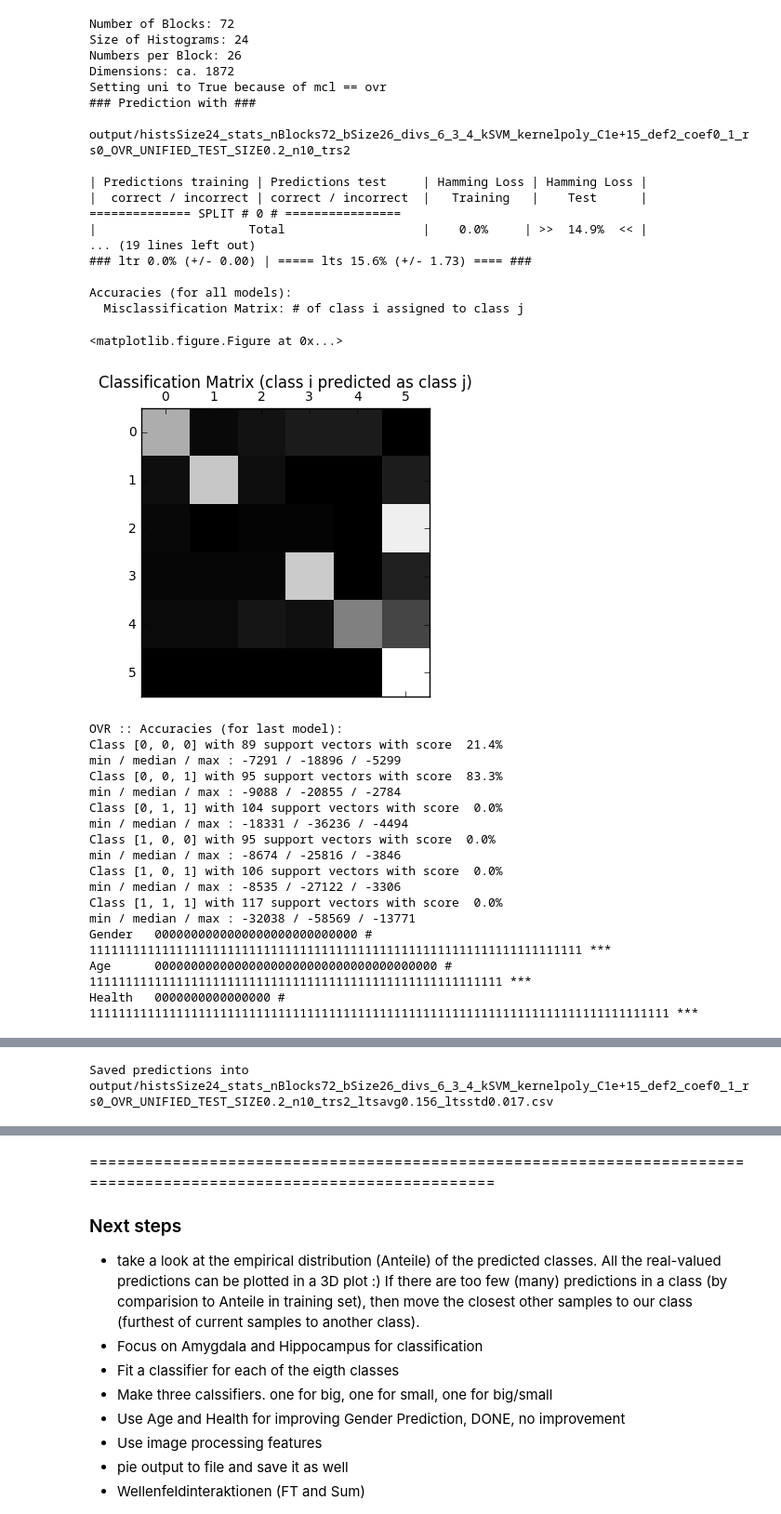
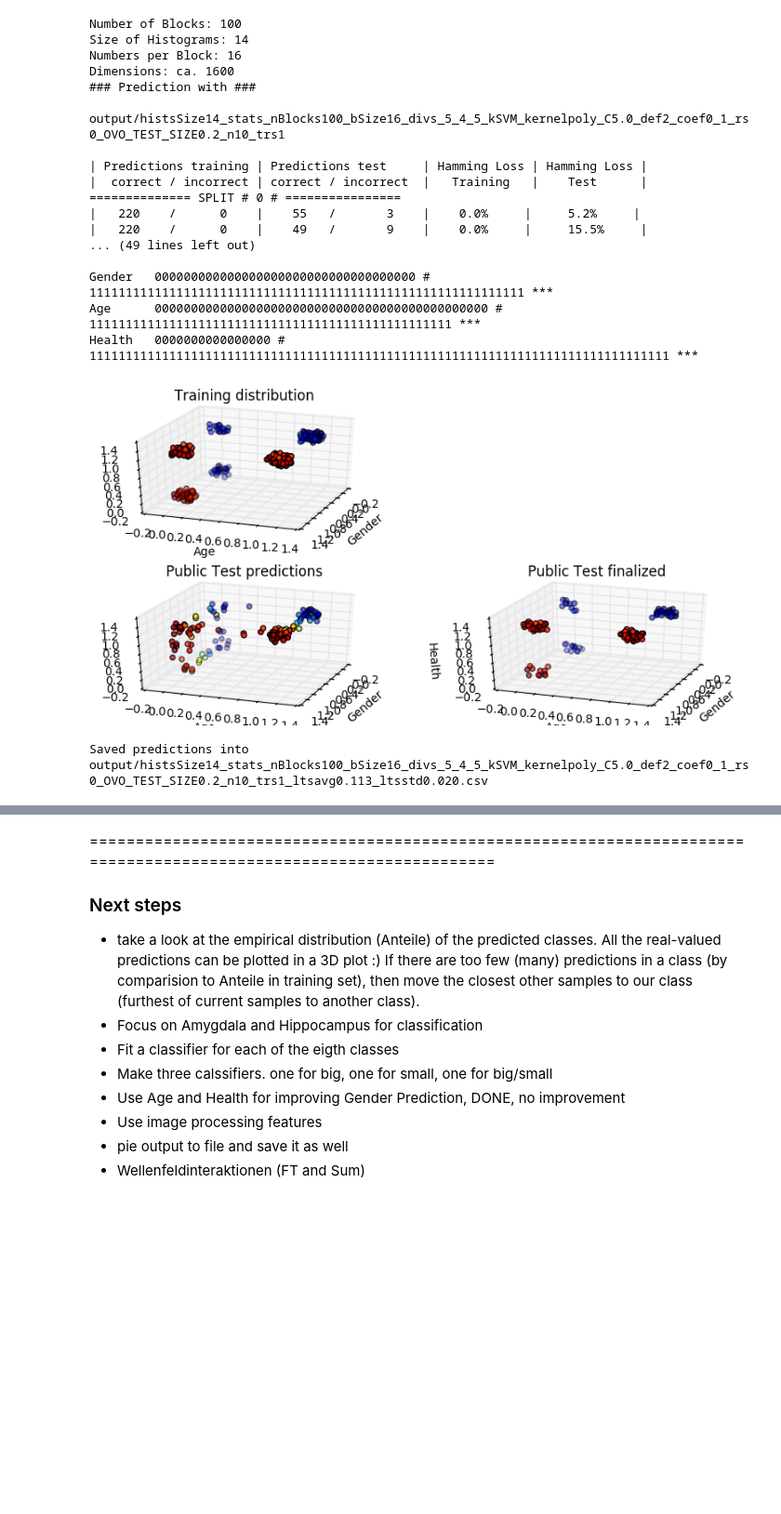
Before and after one commit to GollyTicker/orel-ml, a Jupyter notebook: validated-Spherical-Many-Hists.ipynb, the cells around one changed output, grey strips where cells are left out. Shown at 93% size. Saved outputs shown, nothing was run; the diff lists cells and outputs as text; code cells hidden in the pictures; blank space fills up the shorter version.

Commit message:
uniFalse ovo ksvm poly C=5 is good :)

```diff
--- a/validated-Spherical-Many-Hists.ipynb
+++ b/validated-Spherical-Many-Hists.ipynb
@@ -51,15 +51,15 @@ x = None
 x_t = None
 TO_RADIANS = pi/180
 # %%
-space = 25 # 35,50,70,100,150
+space = 15 # 35,50,70,100,150
 hSize = space-1
 bins = np.linspace(1,1700,space)
 #bins = np.linspace(0,1,space)
 sbins = bins[:-1]+1800/space/2
 
-r_division = 6
-theta_division = 3
-phi_division = 4
+r_division = 5
+theta_division = 4
+phi_division = 5
 # radius form 0 to 80
 # theta from 0 to 180
 # phi from 0 to 360
@@ -700,57 +702,48 @@ def doStuff(do="rf",al=15,comps=n_max-1,n_est=120,k1="rbf",
 # %%
 result = doStuff(
   preprocess="none",n_comps=25,kpcaK="poly",
   #do = "nn",nn=15,weights="distance",p=1,
   #do = "aks",n_est=20,kernel="linear",gamma=1e2,coef0=1,deg=2,k1="poly",C=1e-10,
   #do = "ks",kernel="poly",gamma=0.01/2,coef0=1,deg=3,k1="poly",C=1e3,
   #uni = True, mcl="ovr", do = "gbc",n_est=35,lr=1.0,f=0.3,msp=3,max_depth=2,rs=1,
-  #uni = True, mcl="ovr", do = "lr",C=1e1,solver="lbfgs",rs=0,penalty="l2",                  # good, okay
+
+  #uni = True, mcl="ovr", do = "lr",C=1e-1,solver="lbfgs",rs=1,penalty="l2",                  # good, okay
+
+  #too slows... don't try... #uni = True, mcl="ovo", do = "lr",C=1e120,solver="liblinear",rs=0,penalty="l2",
   #uni = False, mcl="ovo", do = "lr",C=1e-1,solver="liblinear",rs=0,penalty="l2",
      # okay, seems to overfit the score though. be careful. it has high variance on public score!
 
-  uni = True, mcl="ovr", do = "ks",kernel="poly",gamma=0.01/2,coef0=1,deg=2,k1="poly",C=1e15,rs=0,    # good
-  #uni = True, mcl="ovo", do = "ks",kernel="poly",gamma=0.01/2,coef0=1,deg=2,k1="poly",C=1e105,rs=0,   # unfit...
+  #uni = False, mcl="ovr", do = "ks",kernel="poly",gamma=0.01/2,coef0=1,deg=3,k1="poly",C=1e20,rs=0,    # good
+  #uni = True, mcl="ovr", do = "ks",kernel="poly",gamma=0.01/2,coef0=1,deg=3,k1="poly",C=1e20,rs=0,    # good
+  uni = False, mcl="ovo", do = "ks",kernel="poly",gamma=0.01/2,coef0=1,deg=2,C=5e0,rs=0,     # oooh! stable
+
+  #uni = True, mcl="ovo", do = "ks",kernel="poly",gamma=0.01/2,coef0=1,deg=3,k1="poly",C=1e105,rs=0,   # unfit...
+
   #do = "al",n_est=30,al=1e-15,
   #do = "rf",n_est=300,f=0.3,msp=3,max_depth=3,rs=1,                                # hm...
   prepPercentage = False,
   pgah = False,
   # uni = False, mcl="ovr",# mcl="ovo"
-  test_size=0.2,n_splits=10,trs=2,
+  test_size=0.2,n_splits=10,trs=1,
   #do = "rfm",n_est=[50,80,70],f=[0.4,0.4,0.6],msp=3,max_depth=[3,3,4],rs=1,threeClassifiers=True,nonClassRep=0.2,
   msplit=70)
 # %% [output]
-Number of Blocks: 72
-Size of Histograms: 24
-Numbers per Block: 26
-Dimensions: ca. 1872
-Setting uni to True because of mcl == ovr
+Number of Blocks: 100
+Size of Histograms: 14
+Numbers per Block: 16
+Dimensions: ca. 1600
 ### Prediction with ###
-   output/histsSize24_stats_nBlocks72_bSize26_divs_6_3_4_kSVM_kernelpoly_C1e+15_def2_coef0_1_rs0_OVR_UNIFIED_TEST_SIZE0.2_n10_trs2
+   output/histsSize14_stats_nBlocks100_bSize16_divs_5_4_5_kSVM_kernelpoly_C5.0_def2_coef0_1_rs0_OVO_TEST_SIZE0.2_n10_trs1
 
 | Predictions training | Predictions test     | Hamming Loss | Hamming Loss |
 |  correct / incorrect | correct / incorrect  |   Training   |    Test      |
 ============== SPLIT # 0 # ================
-|                     Total                   |    0.0%     | >>  14.9%  << |
-... (19 lines left out)
-### ltr 0.0% (+/- 0.00) | ===== lts 15.6% (+/- 1.73) ==== ###
+|   220    /      0    |    55   /       3    |    0.0%     |     5.2%     |
+|   220    /      0    |    49   /       9    |    0.0%     |     15.5%     |
+... (49 lines left out)
 
-Accuracies (for all models):
-  Misclassification Matrix: # of class i assigned to class j
+Gender   000000000000000000000000000000000000 # 111111111111111111111111111111111111111111111111111111111111 ***
+Age      0000000000000000000000000000000000000000000000 # 11111111111111111111111111111111111111111111111111 ***
+Health   0000000000000000 # 11111111111111111111111111111111111111111111111111111111111111111111111111111111 ***
+[figure, new version]
-<matplotlib.figure.Figure at 0x...>
+Saved predictions into output/histsSize14_stats_nBlocks100_bSize16_divs_5_4_5_kSVM_kernelpoly_C5.0_def2_coef0_1_rs0_OVO_TEST_SIZE0.2_n10_trs1_ltsavg0.113_ltsstd0.020.csv
-[figure, old version]
-OVR :: Accuracies (for last model):
-Class [0, 0, 0] with 89 support vectors with score  21.4%
-min / median / max : -7291 / -18896 / -5299
-Class [0, 0, 1] with 95 support vectors with score  83.3%
-min / median / max : -9088 / -20855 / -2784
-Class [0, 1, 1] with 104 support vectors with score  0.0%
-min / median / max : -18331 / -36236 / -4494
-Class [1, 0, 0] with 95 support vectors with score  0.0%
-min / median / max : -8674 / -25816 / -3846
-Class [1, 0, 1] with 106 support vectors with score  0.0%
-min / median / max : -8535 / -27122 / -3306
-Class [1, 1, 1] with 117 support vectors with score  0.0%
-min / median / max : -32038 / -58569 / -13771
-Gender   0000000000000000000000000000 # 11111111111111111111111111111111111111111111111111111111111111111111 ***
-Age      000000000000000000000000000000000000000 # 111111111111111111111111111111111111111111111111111111111 ***
-Health   0000000000000000 # 11111111111111111111111111111111111111111111111111111111111111111111111111111111 ***
@@ -758,4 +750,3 @@ Health   0000000000000000 # 1111111111111111111111111111111111111111111111111111
-Saved predictions into output/histsSize24_stats_nBlocks72_bSize26_divs_6_3_4_kSVM_kernelpoly_C1e+15_def2_coef0_1_rs0_OVR_UNIFIED_TEST_SIZE0.2_n10_trs2_ltsavg0.156_ltsstd0.017.csv
 # %%
 # DONE: Results in the file
 
```
Also changed, not shown: parts of 7 cells of this notebook.
